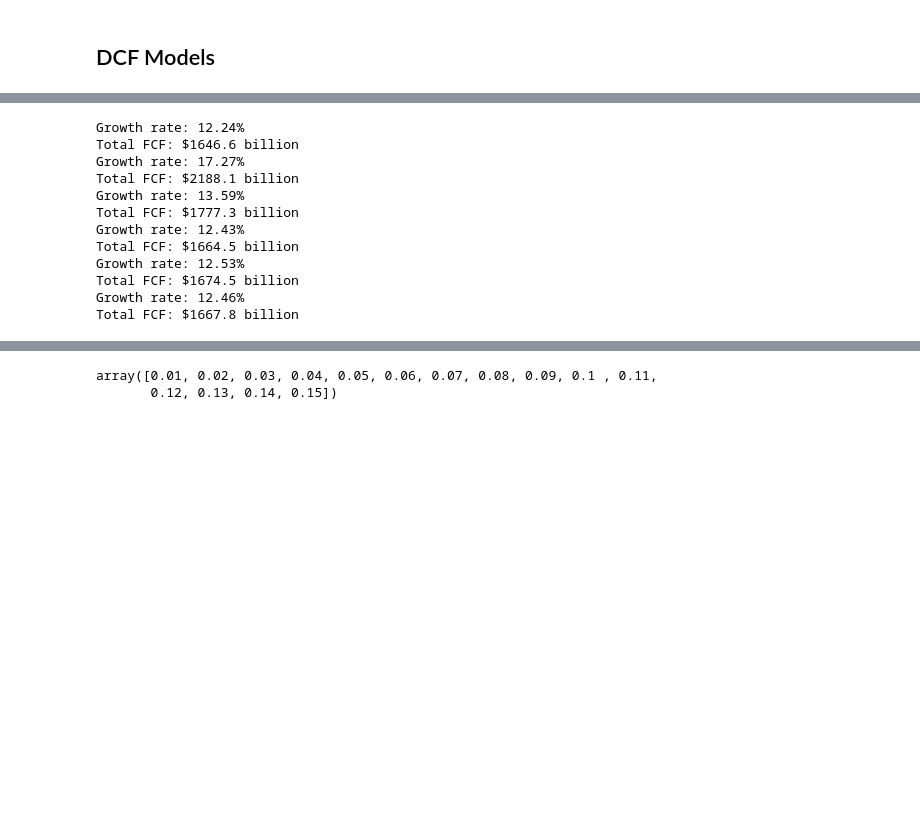
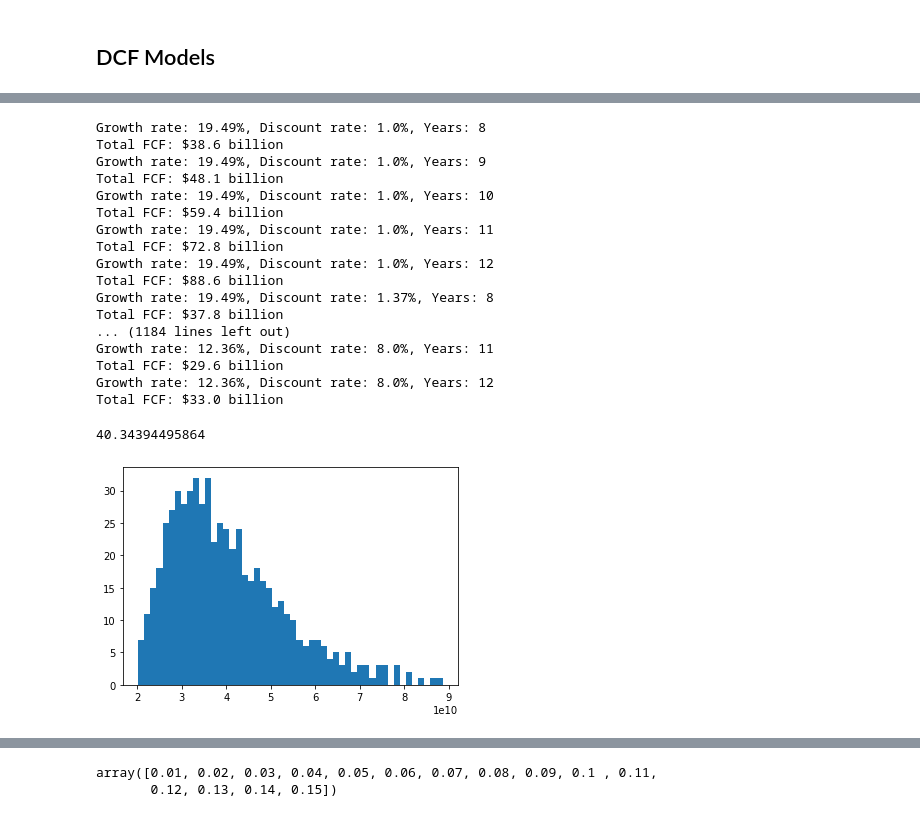
Before and after one commit to sfreagin/SEC_testing, a Jupyter notebook: growth_calcs.ipynb, the cells around one changed output, grey strips where cells are left out. Cells and saved outputs as stored; diff of their text form; code cells hidden in the pictures; blank space fills up the shorter version.

```diff
--- a/growth_calcs.ipynb
+++ b/growth_calcs.ipynb
@@ -197,25 +199,44 @@ Total FCF: $1452.7 billion
 # %%
 all_growth_rates = [fcf_growth_rate1,fcf_growth_rate2,all_metrics_growth_rate1,all_metrics_growth_rate2,
                     normalized_ticker_growth1, normalized_ticker_growth2]
-rate_list = 0.0163
-years=10
+discount_list = np.linspace(0.01,0.08,20).tolist()
+year_list = [8,9,10,11,12]
 
-for grow_rate in all_growth_rates:
-    print(f"Growth rate: {round(grow_rate*100,2)}%")
-    dcf_maker(ticker_df,grow_rate,rate_list,years)
+fcf_values_list = []
+for rate in all_growth_rates:
+    for discount in discount_list:
+        for year in year_list:
+            print(f"Growth rate: {round(rate*100,2)}%, Discount rate: {round(discount*100,2)}%, Years: {year}")
+            fcf_value = dcf_maker(ticker_df,rate,discount,year)
+            fcf_values_list.append(round(fcf_value))
 # %% [output]
-Growth rate: 12.24%
-Total FCF: $1646.6 billion
-Growth rate: 17.27%
-Total FCF: $2188.1 billion
-Growth rate: 13.59%
-Total FCF: $1777.3 billion
-Growth rate: 12.43%
-Total FCF: $1664.5 billion
-Growth rate: 12.53%
-Total FCF: $1674.5 billion
-Growth rate: 12.46%
-Total FCF: $1667.8 billion
+Growth rate: 19.49%, Discount rate: 1.0%, Years: 8
+Total FCF: $38.6 billion
+Growth rate: 19.49%, Discount rate: 1.0%, Years: 9
+Total FCF: $48.1 billion
+Growth rate: 19.49%, Discount rate: 1.0%, Years: 10
+Total FCF: $59.4 billion
+Growth rate: 19.49%, Discount rate: 1.0%, Years: 11
+Total FCF: $72.8 billion
+Growth rate: 19.49%, Discount rate: 1.0%, Years: 12
+Total FCF: $88.6 billion
+Growth rate: 19.49%, Discount rate: 1.37%, Years: 8
+Total FCF: $37.8 billion
+... (1184 lines left out)
+Growth rate: 12.36%, Discount rate: 8.0%, Years: 11
+Total FCF: $29.6 billion
+Growth rate: 12.36%, Discount rate: 8.0%, Years: 12
+Total FCF: $33.0 billion
+# %%
+sum(fcf_values_list) / len(fcf_values_list) / 1000000000
+# %% [output]
+40.34394495864
+# %%
+fcf_values_list.sort
+len(fcf_values_list)
+plt.hist(fcf_values_list,bins=50);
+# %% [output]
+[figure, added]
 # %%
 growth_rate = fcf_growth_rate1
 discount_rate = 0.05
```
Also changed, not shown: parts of 14 cells of this notebook.
